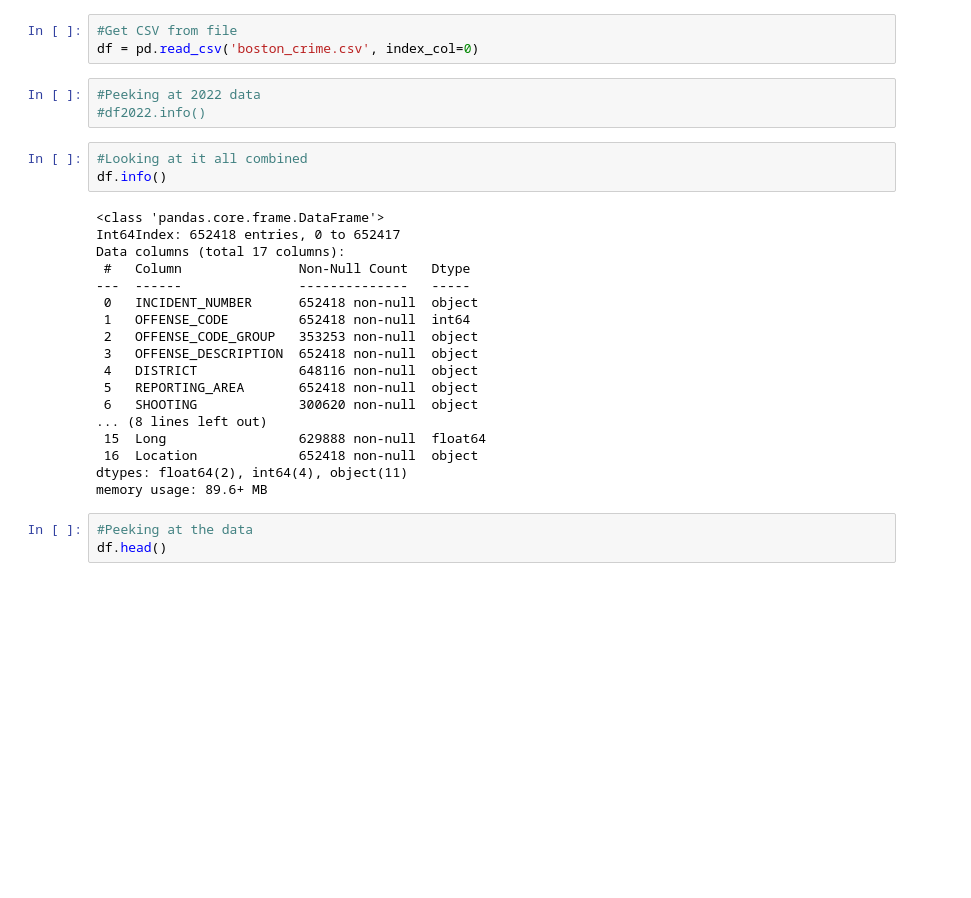
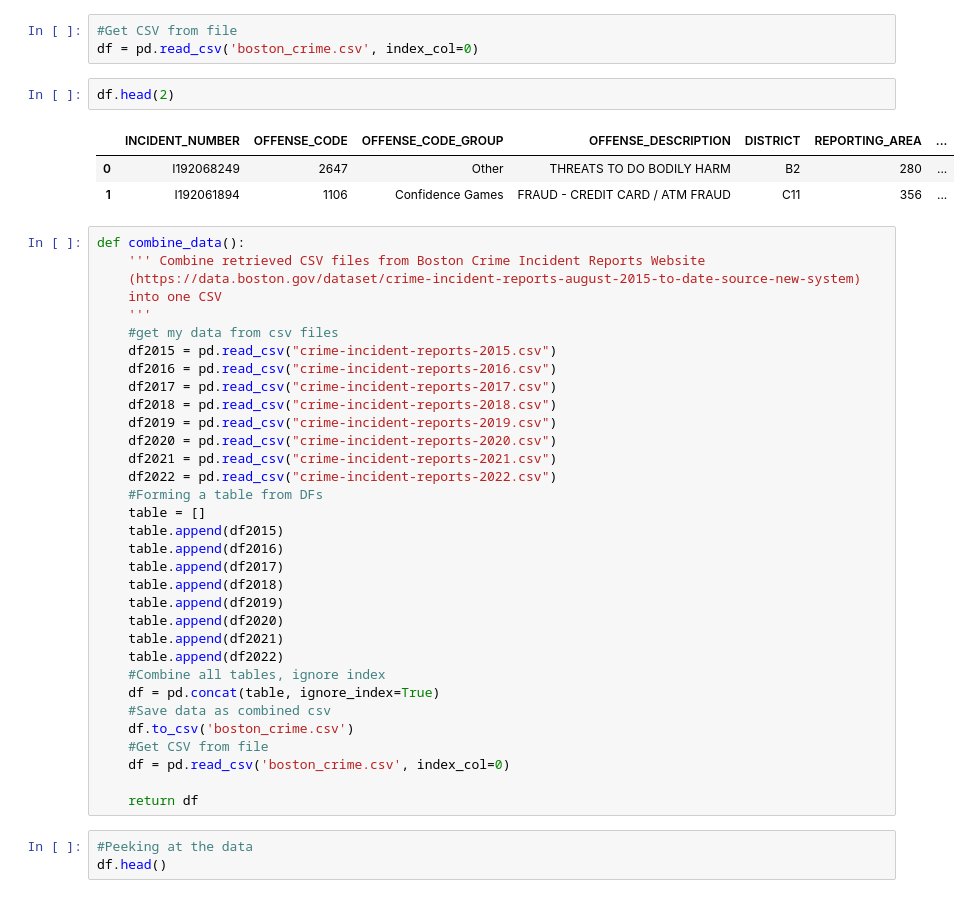
Before and after one commit to cristinalucin/boston-crime-data-project, a Jupyter notebook: Project Notebook.ipynb, the cells around one changed output. Saved outputs shown, nothing was run; the diff lists cells and outputs as text; blank space fills up the shorter version.

```diff
--- a/Project Notebook.ipynb
+++ b/Project Notebook.ipynb
@@ -56,30 +58,45 @@ plt.rc('font', size=16)
 # %%
 #Get CSV from file
 df = pd.read_csv('boston_crime.csv', index_col=0)
-# %%
-#Peeking at 2022 data
-#df2022.info()
-# %%
-#Looking at it all combined
-df.info()
-# %% [output]
-<class 'pandas.core.frame.DataFrame'>
-Int64Index: 652418 entries, 0 to 652417
-Data columns (total 17 columns):
- #   Column               Non-Null Count   Dtype
----  ------               --------------   -----
- 0   INCIDENT_NUMBER      652418 non-null  object
- 1   OFFENSE_CODE         652418 non-null  int64
- 2   OFFENSE_CODE_GROUP   353253 non-null  object
- 3   OFFENSE_DESCRIPTION  652418 non-null  object
- 4   DISTRICT             648116 non-null  object
- 5   REPORTING_AREA       652418 non-null  object
- 6   SHOOTING             300620 non-null  object
-... (8 lines left out)
- 15  Long                 629888 non-null  float64
- 16  Location             652418 non-null  object
-dtypes: float64(2), int64(4), object(11)
-memory usage: 89.6+ MB
+# %%
+df.head(2)
+# %% [output]
+|  | INCIDENT_NUMBER | OFFENSE_CODE | OFFENSE_CODE_GROUP | OFFENSE_DESCRIPTION | DISTRICT | REPORTING_AREA | ... |
+| 0 | I192068249 | 2647 | Other | THREATS TO DO BODILY HARM | B2 | 280 | ... |
+| 1 | I192061894 | 1106 | Confidence Games | FRAUD - CREDIT CARD / ATM FRAUD | C11 | 356 | ... |
+# %%
+def combine_data():
+    ''' Combine retrieved CSV files from Boston Crime Incident Reports Website
+    (https://data.boston.gov/dataset/crime-incident-reports-august-2015-to-date-source-new-system)
+    into one CSV
+    '''
+    #get my data from csv files
+    df2015 = pd.read_csv("crime-incident-reports-2015.csv")
+    df2016 = pd.read_csv("crime-incident-reports-2016.csv")
+    df2017 = pd.read_csv("crime-incident-reports-2017.csv")
+    df2018 = pd.read_csv("crime-incident-reports-2018.csv")
+    df2019 = pd.read_csv("crime-incident-reports-2019.csv")
+    df2020 = pd.read_csv("crime-incident-reports-2020.csv")
+    df2021 = pd.read_csv("crime-incident-reports-2021.csv")
+    df2022 = pd.read_csv("crime-incident-reports-2022.csv")
+    #Forming a table from DFs
+    table = []
+    table.append(df2015)
+    table.append(df2016)
+    table.append(df2017)
+    table.append(df2018)
+    table.append(df2019)
+    table.append(df2020)
+    table.append(df2021)
+    table.append(df2022)
+    #Combine all tables, ignore index
+    df = pd.concat(table, ignore_index=True)
+    #Save data as combined csv
+    df.to_csv('boston_crime.csv')
+    #Get CSV from file
+    df = pd.read_csv('boston_crime.csv', index_col=0)
+
+    return df
 # %%
 #Peeking at the data
 df.head()
```
Also changed, not shown: parts of 34 cells of this notebook, 3 other files.
